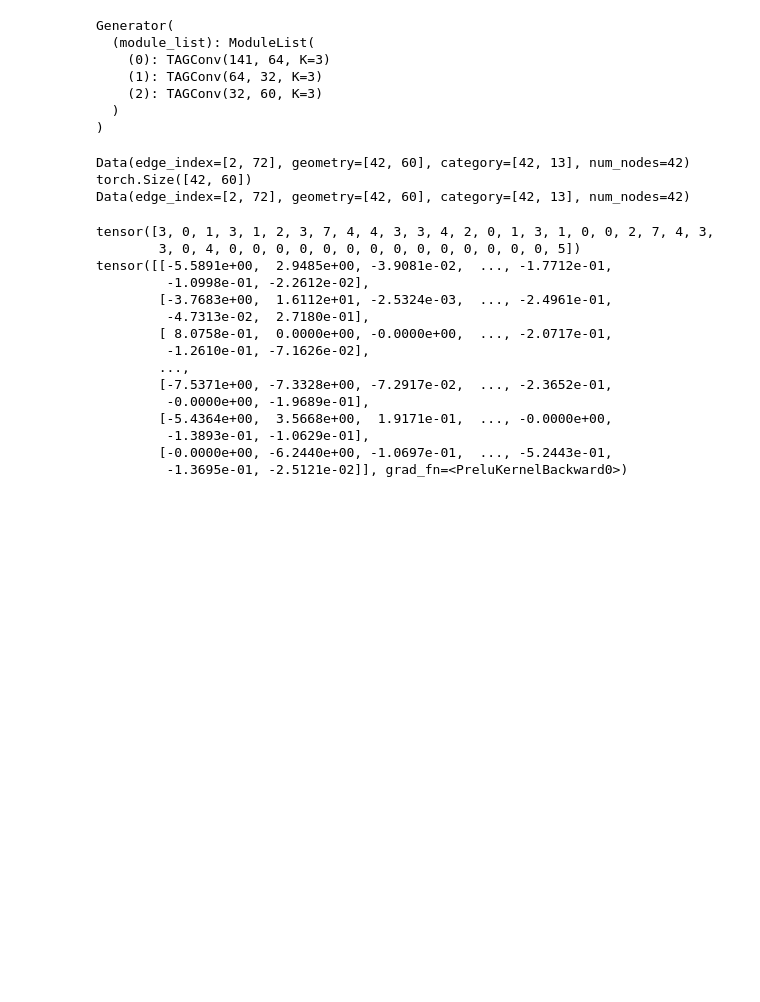
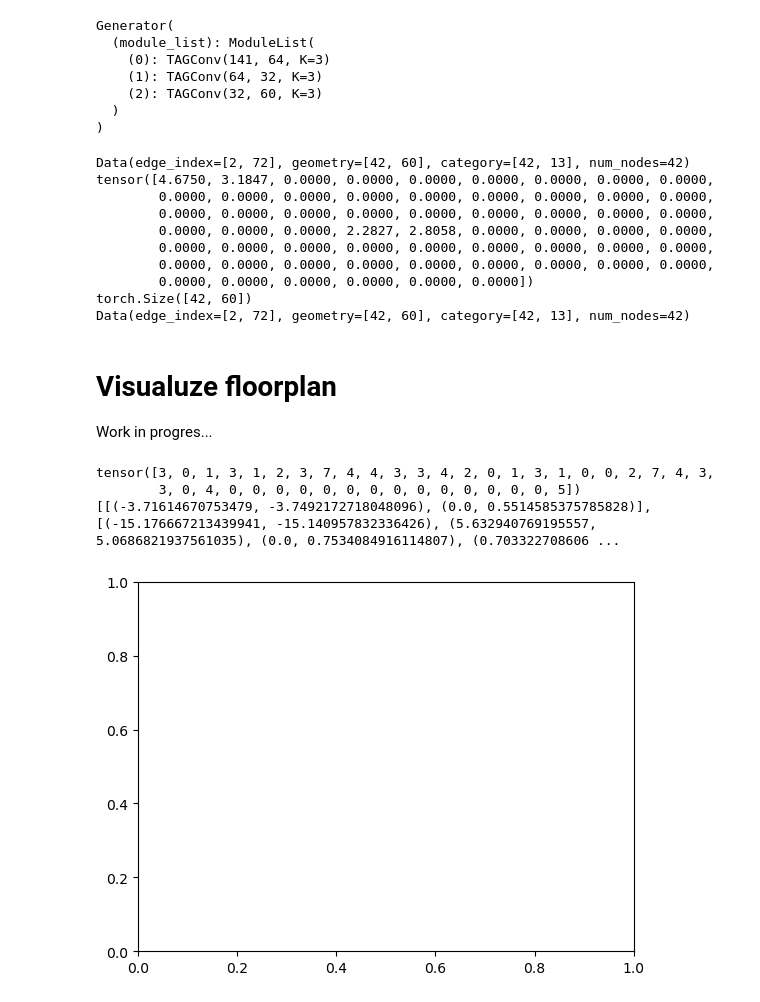
Before and after one commit to Haoranxia/Graph_ML_project, a Jupyter notebook: training.ipynb, the cells around one changed output. Cells and saved outputs as stored; diff of their text form; code cells hidden in the pictures; blank space fills up the shorter version.

Commit message:
fixed typo, added some wip code for visualizing floorplan

```diff
--- a/training.ipynb
+++ b/training.ipynb
@@ -238,6 +243,7 @@ dataset = Transformed_PolyGraphDataset(path)
 
 data = dataset[0]
 print(data)
+print(data.geometry[0])
 
 noise_vector = th.randn((data.num_nodes, NOISE_SIZE))
 output = generator(data, noise_vector)
@@ -247,5 +253,16 @@ output_data = Data(edge_index=data.edge_index, geometry=output, category=data.ca
 print(output_data)
 # %% [output]
 Data(edge_index=[2, 72], geometry=[42, 60], category=[42, 13], num_nodes=42)
+tensor([4.6750, 3.1847, 0.0000, 0.0000, 0.0000, 0.0000, 0.0000, 0.0000, 0.0000,
+        0.0000, 0.0000, 0.0000, 0.0000, 0.0000, 0.0000, 0.0000, 0.0000, 0.0000,
+        0.0000, 0.0000, 0.0000, 0.0000, 0.0000, 0.0000, 0.0000, 0.0000, 0.0000,
+        0.0000, 0.0000, 0.0000, 2.2827, 2.8058, 0.0000, 0.0000, 0.0000, 0.0000,
+        0.0000, 0.0000, 0.0000, 0.0000, 0.0000, 0.0000, 0.0000, 0.0000, 0.0000,
+        0.0000, 0.0000, 0.0000, 0.0000, 0.0000, 0.0000, 0.0000, 0.0000, 0.0000,
+        0.0000, 0.0000, 0.0000, 0.0000, 0.0000, 0.0000])
 torch.Size([42, 60])
 Data(edge_index=[2, 72], geometry=[42, 60], category=[42, 13], num_nodes=42)
+# %% [markdown]
+# Visualuze floorplan
+
+Work in progres...
@@ -252,26 +319,32 @@ Data(edge_index=[2, 72], geometry=[42, 60], category=[42, 13], num_nodes=42)
+# %%
+def filter_polygons(geometries, const=0.5):
+    polygons = []
+    for g in geometries:
+        g[th.abs(g) < const] = 0
+        xs = g[:MAX_POLYGONS]
+        ys = g[MAX_POLYGONS:]
+
+        current_poly = []
+        for x, y in zip(xs, ys):
+            if x != 0 or y != 0:
+                current_poly.append((x.item(), y.item()))
+
+        polygons.append(current_poly)
+
+    return polygons
 # %%
 # Visualize floorplan
 # use output_data = Data(edge_index, geometry, category, num_nodes)
-from plot import plot_floorplan
-import matplotlib.pyplot as plt
-
-
 categories = output_data.category.argmax(dim=-1)
 print(categories)
-print(output_data.geometry)
+
+fig, ax = plt.subplots()
+filtered_polygons = filter_polygons(output_data.geometry.detach())
+print(filtered_polygons)
+# filtered_polygons = output_data.geometry.detach()
+#plot_floorplan(ax, filtered_polygons, categories.detach().numpy())
 # %% [output]
 tensor([3, 0, 1, 3, 1, 2, 3, 7, 4, 4, 3, 3, 4, 2, 0, 1, 3, 1, 0, 0, 2, 7, 4, 3,
         3, 0, 4, 0, 0, 0, 0, 0, 0, 0, 0, 0, 0, 0, 0, 0, 0, 5])
-tensor([[-5.5891e+00,  2.9485e+00, -3.9081e-02,  ..., -1.7712e-01,
-         -1.0998e-01, -2.2612e-02],
-        [-3.7683e+00,  1.6112e+01, -2.5324e-03,  ..., -2.4961e-01,
-         -4.7313e-02,  2.7180e-01],
-        [ 8.0758e-01,  0.0000e+00, -0.0000e+00,  ..., -2.0717e-01,
-         -1.2610e-01, -7.1626e-02],
-        ...,
-        [-7.5371e+00, -7.3328e+00, -7.2917e-02,  ..., -2.3652e-01,
-         -0.0000e+00, -1.9689e-01],
-        [-5.4364e+00,  3.5668e+00,  1.9171e-01,  ..., -0.0000e+00,
-         -1.3893e-01, -1.0629e-01],
-        [-0.0000e+00, -6.2440e+00, -1.0697e-01,  ..., -5.2443e-01,
-         -1.3695e-01, -2.5121e-02]], grad_fn=<PreluKernelBackward0>)
+[[(-3.71614670753479, -3.7492172718048096), (0.0, 0.5514585375785828)], [(-15.176667213439941, -15.140957832336426), (5.632940769195557, 5.0686821937561035), (0.0, 0.7534084916114807), (0.703322708606 ...
+[figure, added]
```
Also changed, not shown: parts of 7 cells of this notebook, 2 other files.
